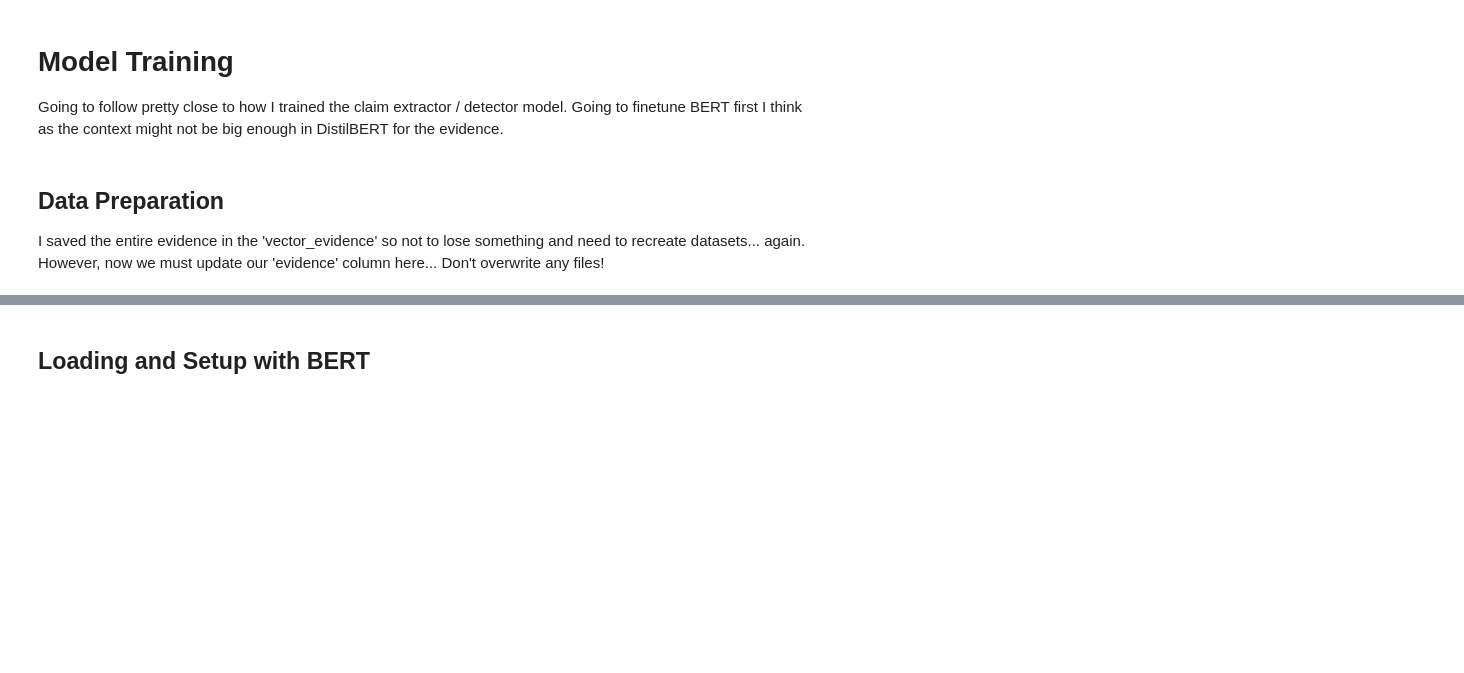
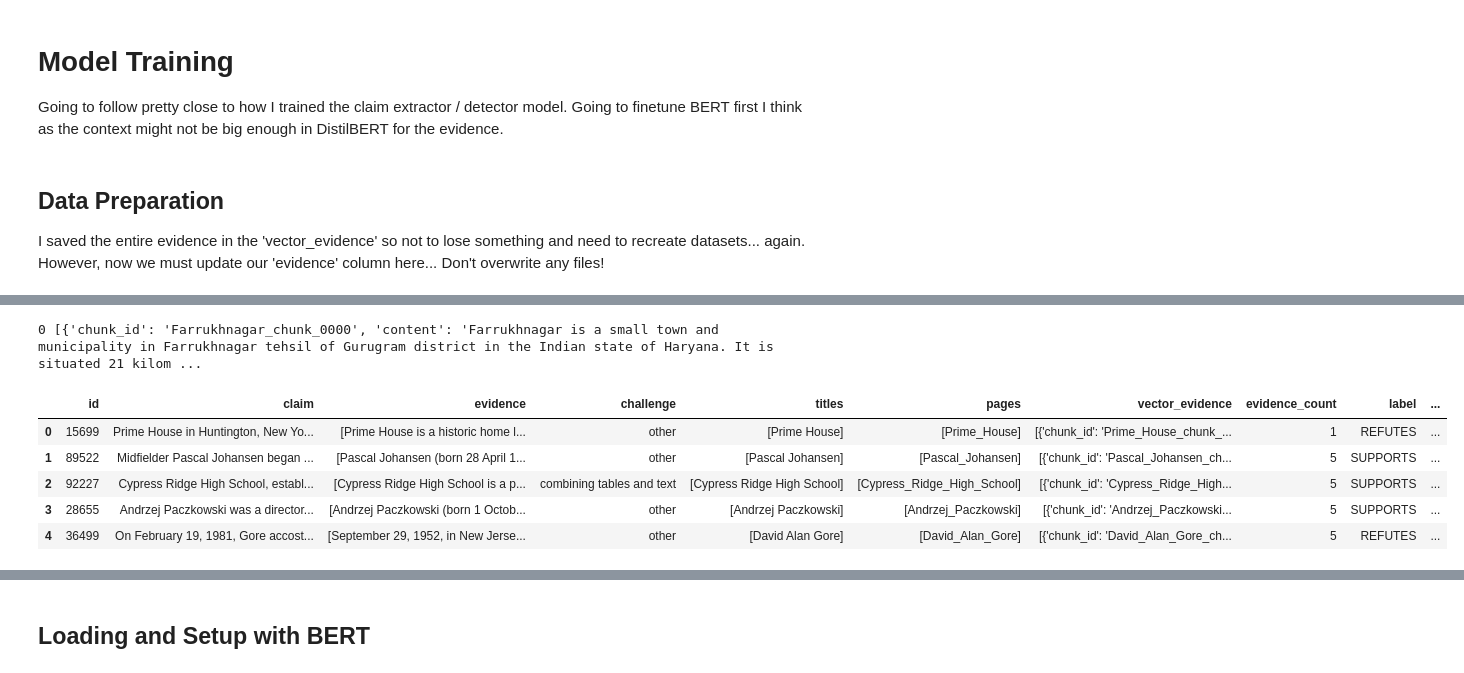
Before and after one commit to ks982579/iu-autonomous-fact-checker, a Jupyter notebook: aieng/judge_model/build_vector_judge.ipynb, the cells around one changed output, grey strips where cells are left out. Saved outputs shown, nothing was run; the diff lists cells and outputs as text; code cells hidden in the pictures; blank space fills up the shorter version.

```diff
--- a/aieng/judge_model/build_vector_judge.ipynb
+++ b/aieng/judge_model/build_vector_judge.ipynb
@@ -294,32 +392,41 @@ def combine_chunks_in_data(df: pd.DataFrame) -> List[List[str]]:
                 continue
 
             # Combine consecutive chunks
             i = 0
             while i < len(chunks):
                 current_chunk = chunks[i]['evidence']
 
                 # Look ahead for consecutive chunks
                 j = i + 1
                 while j < len(chunks) and chunks[j]['index'] == chunks[j-1]['index'] + 1:
                     next_content = chunks[j]['evidence']
                     words = next_content.split()
                     if len(words) > FileConfig.ChunkOverlap:
                         next_content_no_overlap = ' '.join(words[FileConfig.ChunkOverlap:])
                         current_chunk = f"{current_chunk} {next_content_no_overlap}"
                     j += 1
 
                 # Add the combined chunk
                 row_store.append(current_chunk)
 
                 # Move to next non-consecutive chunk
                 i = j
 
         store.append(row_store)
 
     return store
 
 pdft['evidence'] = combine_chunks_in_data(pdft)
 pdfd['evidence'] = combine_chunks_in_data(pdfd)
+pdfv['evidence'] = combine_chunks_in_data(pdfv)
 pdft.head(5)
+# %% [output]
+0 [{'chunk_id': 'Farrukhnagar_chunk_0000', 'content': 'Farrukhnagar is a small town and municipality in Farrukhnagar tehsil of Gurugram district in the Indian state of Haryana. It is situated 21 kilom ...
+|  | id | claim | evidence | challenge | titles | pages | vector_evidence | evidence_count | label | ... |
+| 0 | 15699 | Prime House in Huntington, New Yo... | [Prime House is a historic home l... | other | [Prime House] | [Prime_House] | [{'chunk_id': 'Prime_House_chunk_... | 1 | REFUTES | ... |
+| 1 | 89522 | Midfielder Pascal Johansen began ... | [Pascal Johansen (born 28 April 1... | other | [Pascal Johansen] | [Pascal_Johansen] | [{'chunk_id': 'Pascal_Johansen_ch... | 5 | SUPPORTS | ... |
+| 2 | 92227 | Cypress Ridge High School, establ... | [Cypress Ridge High School is a p... | combining tables and text | [Cypress Ridge High School] | [Cypress_Ridge_High_School] | [{'chunk_id': 'Cypress_Ridge_High... | 5 | SUPPORTS | ... |
+| 3 | 28655 | Andrzej Paczkowski was a director... | [Andrzej Paczkowski (born 1 Octob... | other | [Andrzej Paczkowski] | [Andrzej_Paczkowski] | [{'chunk_id': 'Andrzej_Paczkowski... | 5 | SUPPORTS | ... |
+| 4 | 36499 | On February 19, 1981, Gore accost... | [September 29, 1952, in New Jerse... | other | [David Alan Gore] | [David_Alan_Gore] | [{'chunk_id': 'David_Alan_Gore_ch... | 5 | REFUTES | ... |
 # %%
 print(json.dumps(pdft.iloc[0]['evidence'], indent=2))
```
Also changed, not shown: parts of 24 cells of this notebook, 9 other files.
